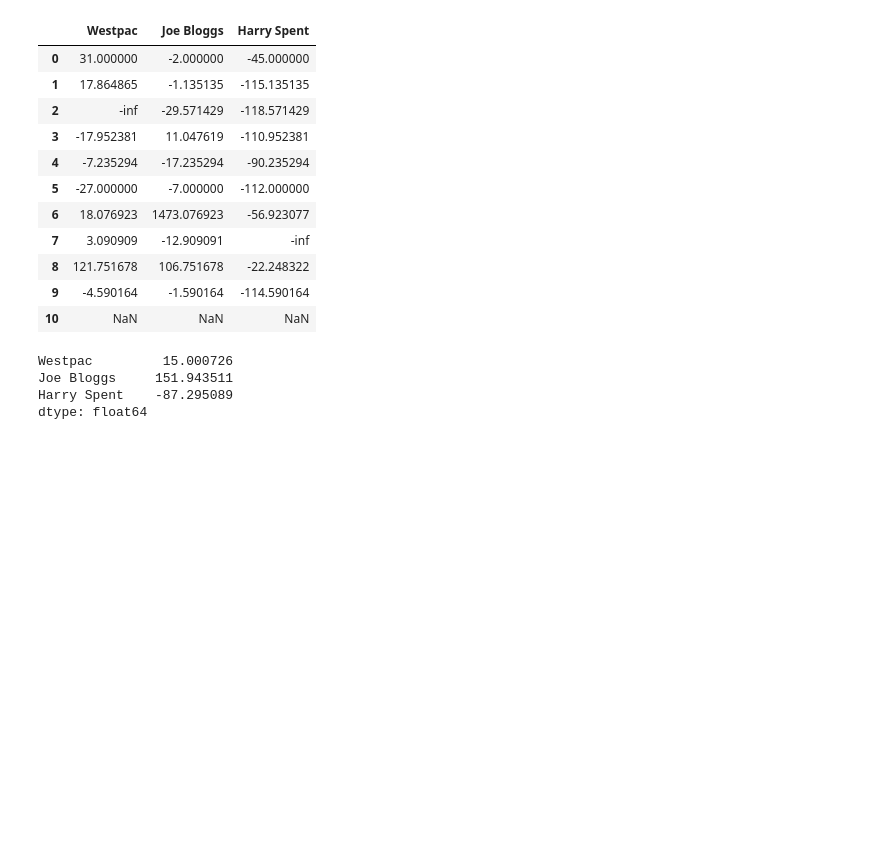
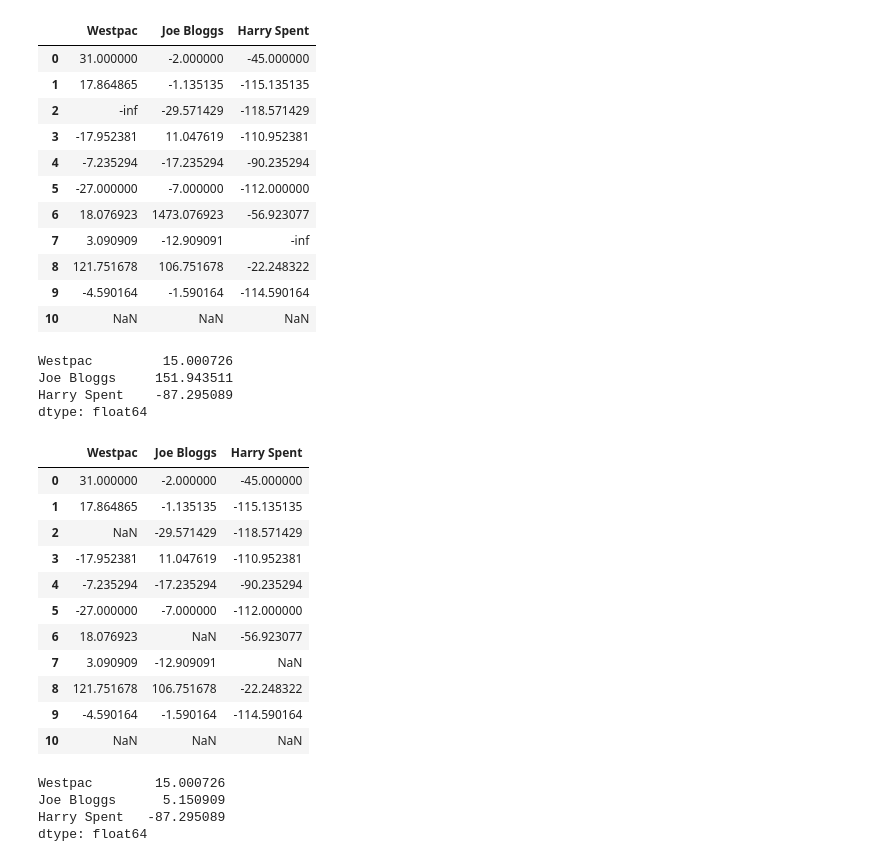
Before and after one commit to SuhyunKimm/Test, a Jupyter notebook: Forecast_revised.ipynb, the cells around one changed output. Drawn from its saved outputs; the diff is of its cells as text; code cells hidden in the pictures; blank space fills up the shorter version.

```diff
--- a/Forecast_revised.ipynb
+++ b/Forecast_revised.ipynb
@@ -200,3 +200,28 @@ Westpac         15.000726
 Joe Bloggs     151.943511
 Harry Spent    -87.295089
 dtype: float64
+# %%
+# If we consider one of the forecast of Joe Blogss', which is 1473.076923, as an outlier, the average error rate is going to change.
+for i in errors.columns:
+    errors.loc[errors[i]>1400, i] = np.nan
+errors
+# %% [output]
+|  | Westpac | Joe Bloggs | Harry Spent |
+| 0 | 31.000000 | -2.000000 | -45.000000 |
+| 1 | 17.864865 | -1.135135 | -115.135135 |
+| 2 | NaN | -29.571429 | -118.571429 |
+| 3 | -17.952381 | 11.047619 | -110.952381 |
+| 4 | -7.235294 | -17.235294 | -90.235294 |
+| 5 | -27.000000 | -7.000000 | -112.000000 |
+| 6 | 18.076923 | NaN | -56.923077 |
+| 7 | 3.090909 | -12.909091 | NaN |
+| 8 | 121.751678 | 106.751678 | -22.248322 |
+| 9 | -4.590164 | -1.590164 | -114.590164 |
+| 10 | NaN | NaN | NaN |
+# %%
+errors.mean()
+# %% [output]
+Westpac        15.000726
+Joe Bloggs      5.150909
+Harry Spent   -87.295089
+dtype: float64
```
